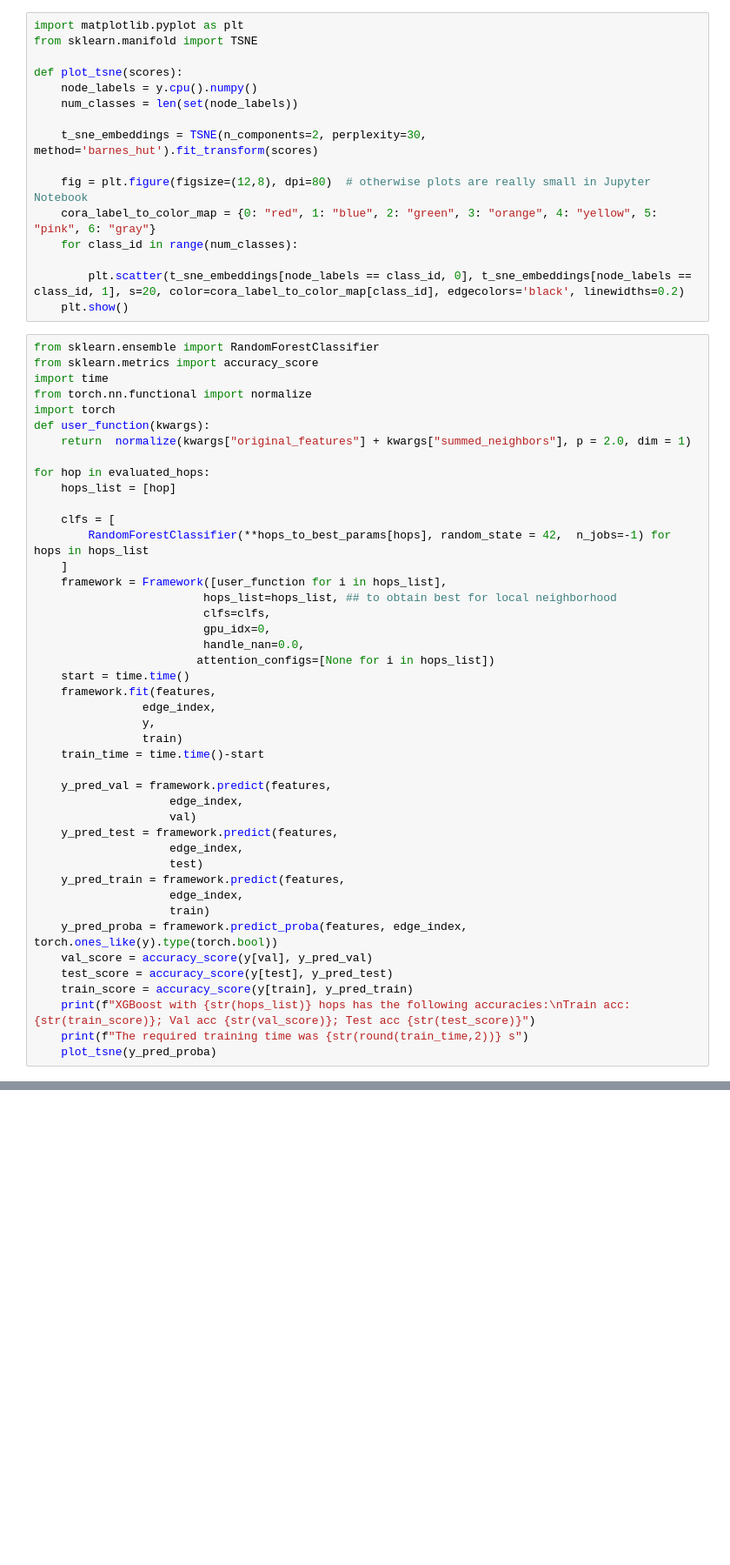
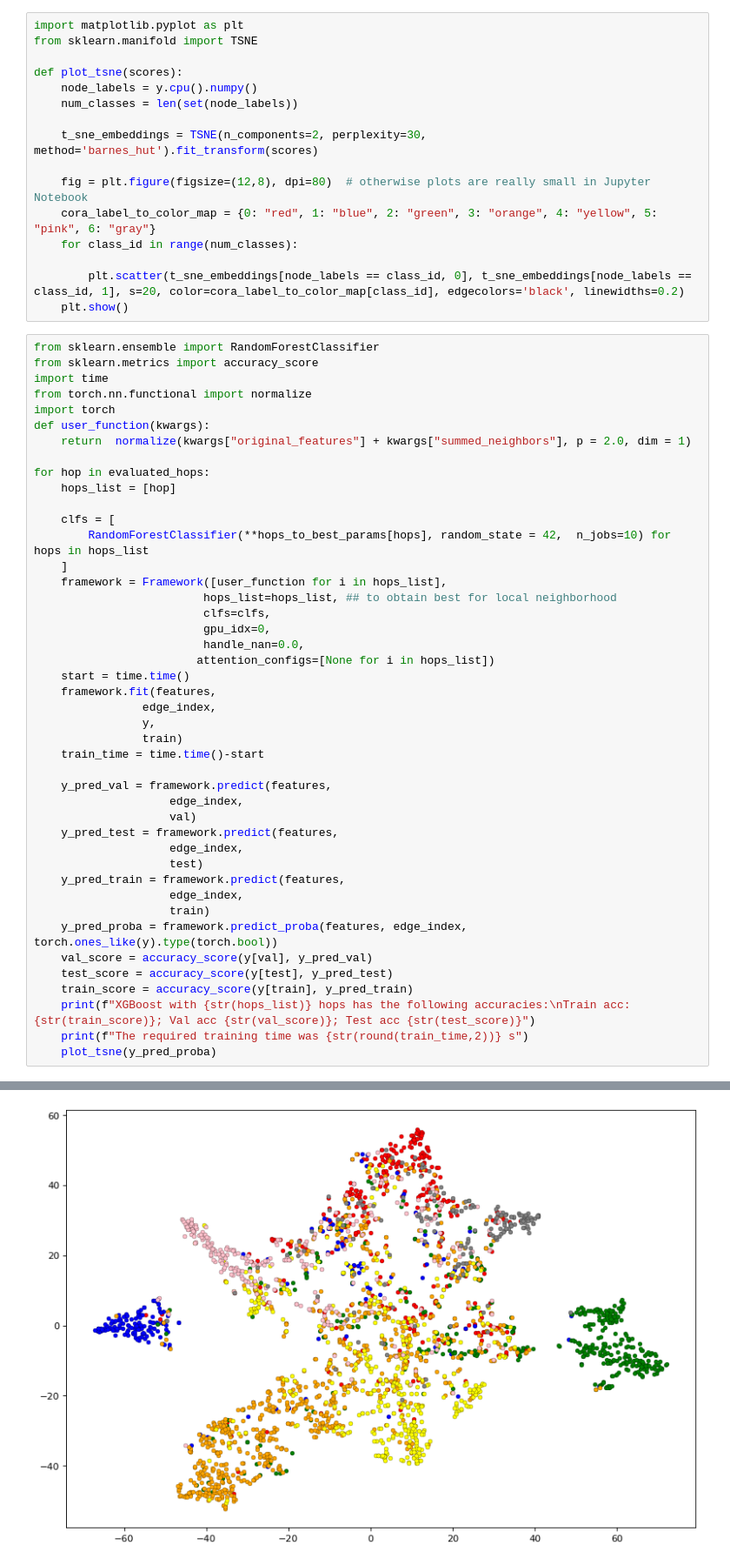
Before and after one commit to danielwalke/GraphAware, a Jupyter notebook: random_forest/RandomForestCombinations.ipynb, the cells around one changed output, grey strips where cells are left out. Shown at 87% size. Cells and saved outputs as stored; diff of their text form; blank space fills up the shorter version.

```diff
--- a/random_forest/RandomForestCombinations.ipynb
+++ b/random_forest/RandomForestCombinations.ipynb
@@ -61,7 +79,7 @@ for hop in evaluated_hops:
     hops_list = [hop]
 
     clfs = [
-        RandomForestClassifier(**hops_to_best_params[hops], random_state = 42,  n_jobs=-1) for hops in hops_list
+        RandomForestClassifier(**hops_to_best_params[hops], random_state = 42,  n_jobs=10) for hops in hops_list
     ]
     framework = Framework([user_function for i in hops_list],
                          hops_list=hops_list, ## to obtain best for local neighborhood
@@ -92,3 +110,4 @@ for hop in evaluated_hops:
     print(f"XGBoost with {str(hops_list)} hops has the following accuracies:\nTrain acc: {str(train_score)}; Val acc {str(val_score)}; Test acc {str(test_score)}")
     print(f"The required training time was {str(round(train_time,2))} s")
     plot_tsne(y_pred_proba)
+# %% [output]
@@ -94,0 +117 @@ for hop in evaluated_hops:
+[figure, added]
```
Also changed, not shown: parts of 2 cells of this notebook, 3 other files.
